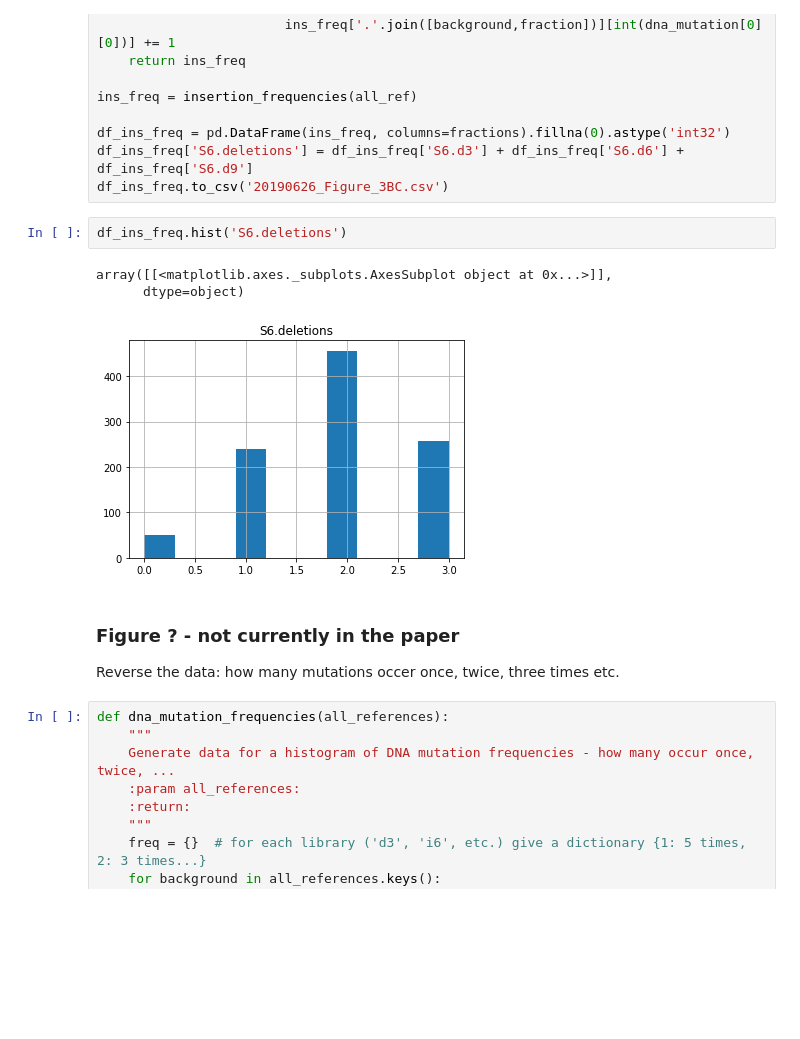
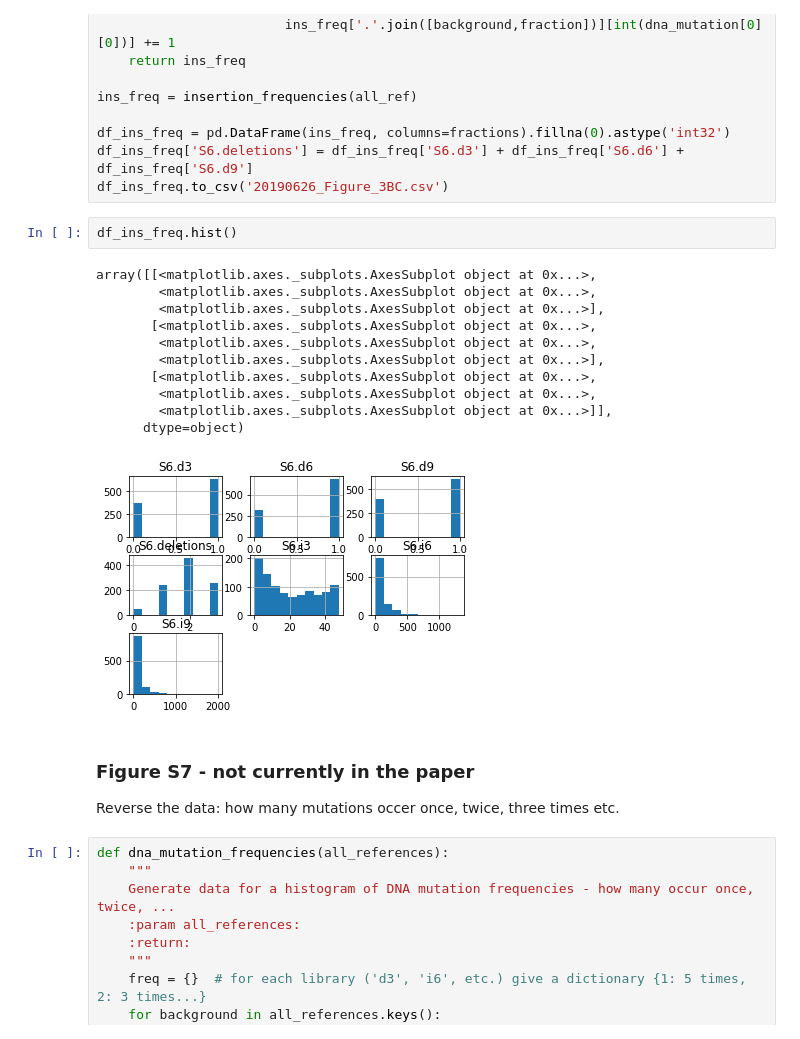
Before and after one commit to fhlab/TRIAD, a Jupyter notebook: TRIAD_composition_figures.ipynb, the cells around one changed output. Saved outputs shown, nothing was run; the diff lists cells and outputs as text; blank space fills up the shorter version.

```diff
--- a/TRIAD_composition_figures.ipynb
+++ b/TRIAD_composition_figures.ipynb
@@ -316,13 +317,21 @@ df_ins_freq = pd.DataFrame(ins_freq, columns=fractions).fillna(0).astype('int32'
 df_ins_freq['S6.deletions'] = df_ins_freq['S6.d3'] + df_ins_freq['S6.d6'] + df_ins_freq['S6.d9']
 df_ins_freq.to_csv('20190626_Figure_3BC.csv')
 # %%
-df_ins_freq.hist('S6.deletions')
+df_ins_freq.hist()
 # %% [output]
-array([[<matplotlib.axes._subplots.AxesSubplot object at 0x...>]],
+array([[<matplotlib.axes._subplots.AxesSubplot object at 0x...>,
+        <matplotlib.axes._subplots.AxesSubplot object at 0x...>,
+        <matplotlib.axes._subplots.AxesSubplot object at 0x...>],
+       [<matplotlib.axes._subplots.AxesSubplot object at 0x...>,
+        <matplotlib.axes._subplots.AxesSubplot object at 0x...>,
+        <matplotlib.axes._subplots.AxesSubplot object at 0x...>],
+       [<matplotlib.axes._subplots.AxesSubplot object at 0x...>,
+        <matplotlib.axes._subplots.AxesSubplot object at 0x...>,
+        <matplotlib.axes._subplots.AxesSubplot object at 0x...>]],
       dtype=object)
-[figure, old version]
+[figure, new version]
 # %% [markdown]
-### Figure ? - not currently in the paper
+### Figure S7 - not currently in the paper
 Reverse the data: how many mutations occer once, twice, three times etc.
 # %%
 def dna_mutation_frequencies(all_references):
```
Also changed, not shown: parts of 8 cells of this notebook.
